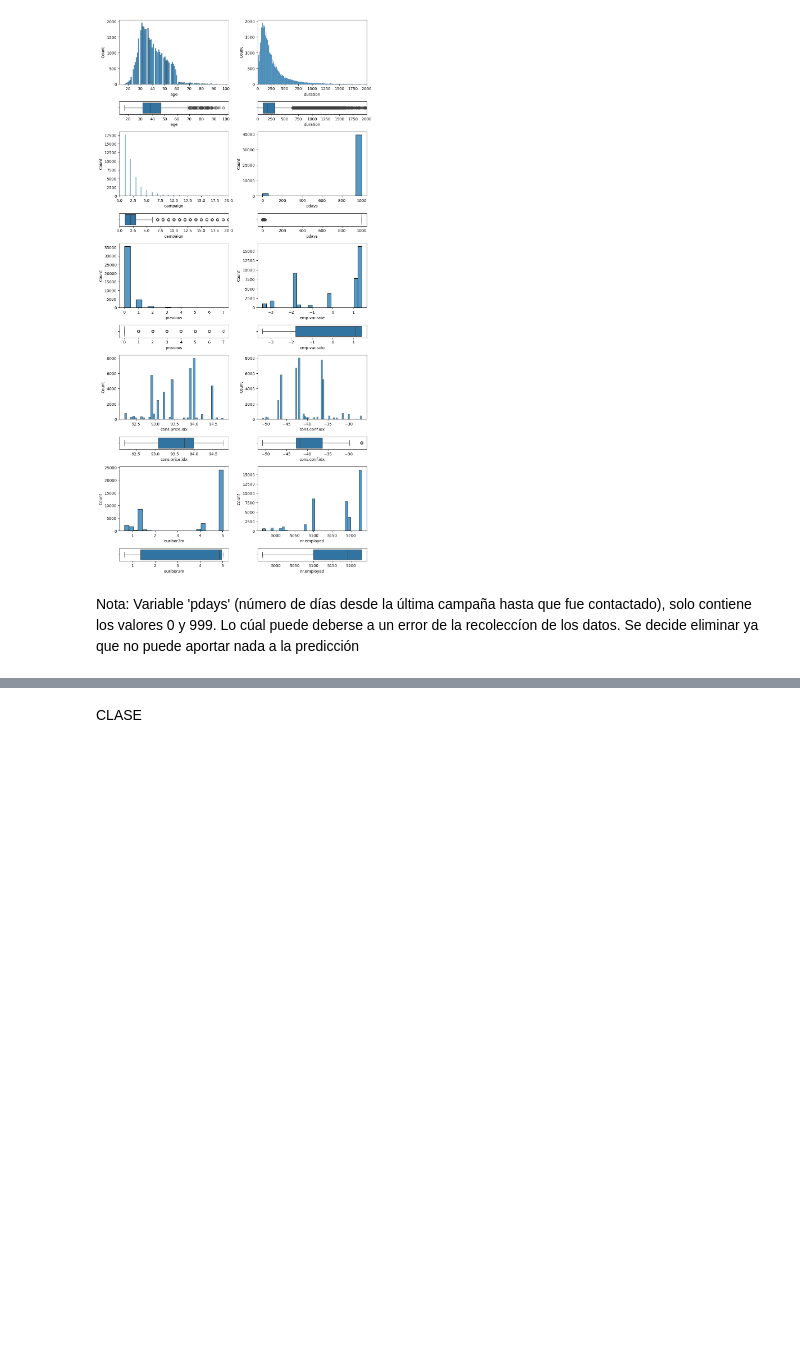
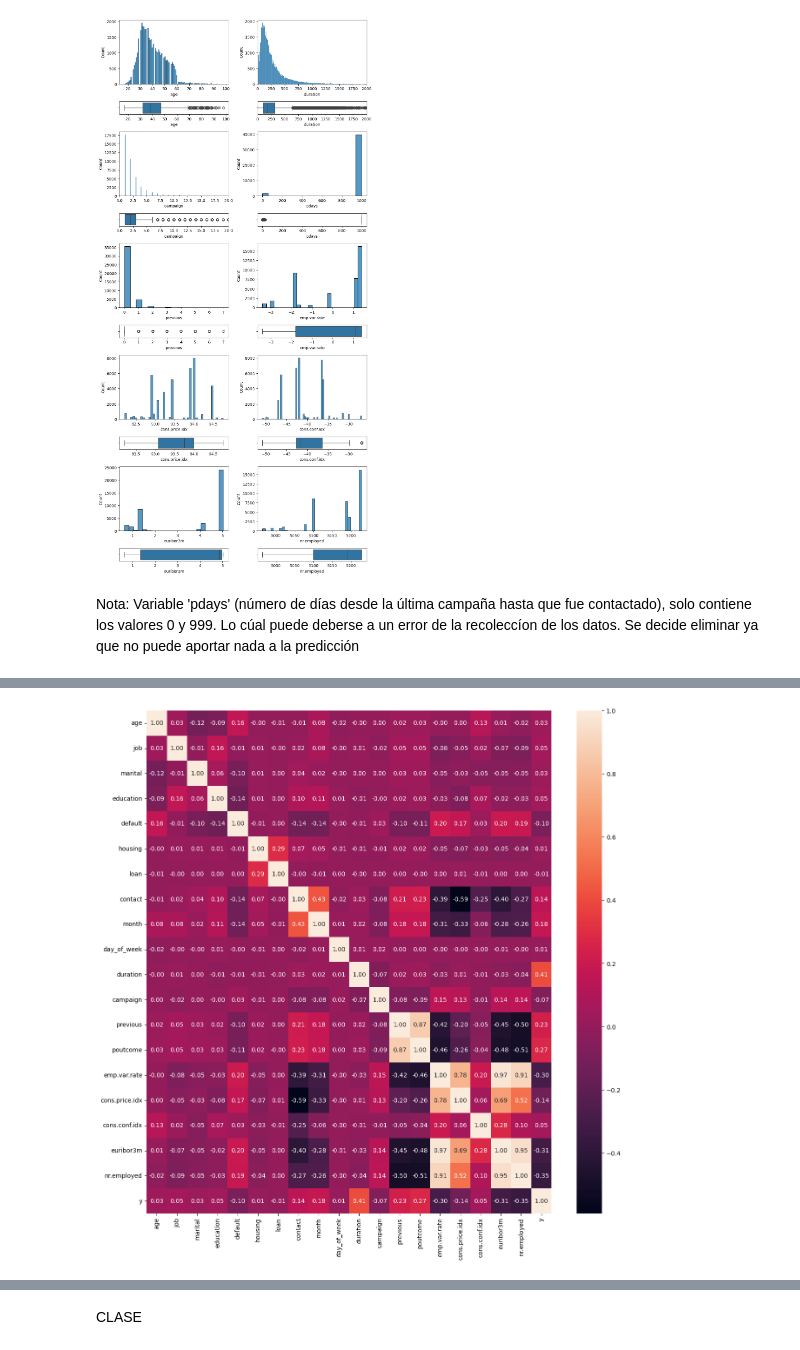
Before and after one commit to LuisCamachoRivero/Mi-Primer-modelo-ML, a Jupyter notebook: src/explore.ipynb, the cells around one changed output, grey strips where cells are left out. Cells and saved outputs as stored; diff of their text form; code cells hidden in the pictures; blank space fills up the shorter version.

```diff
--- a/src/explore.ipynb
+++ b/src/explore.ipynb
@@ -139,0 +215,17 @@ df = df.drop('pdays',axis=1)
+# %%
+# Análisis de Correlaciones
+
+    # Factorización de variables cátegoricas
+
+df['job'] = pd.factorize(df['job'])[0]
+df['marital'] = pd.factorize(df['marital'])[0]
+df['education'] = pd.factorize(df['education'])[0]
+df['default'] = pd.factorize(df['default'])[0]
+df['housing'] = pd.factorize(df['housing'])[0]
+df['loan'] = pd.factorize(df['loan'])[0]
+df['contact'] = pd.factorize(df['contact'])[0]
+df['month'] = pd.factorize(df['month'])[0]
+df['day_of_week'] = pd.factorize(df['day_of_week'])[0]
+df['poutcome'] = pd.factorize(df['poutcome'])[0]
+
+df.head()
@@ -139,0 +239,6 @@ df = df.drop('pdays',axis=1)
+# %%
+plt.figure(figsize=(15,15))
+sns.heatmap(df.corr(),annot=True,fmt=".2f")
+plt.show()
+# %% [output]
+[figure, added]
```
Also changed, not shown: parts of 7 cells of this notebook.
